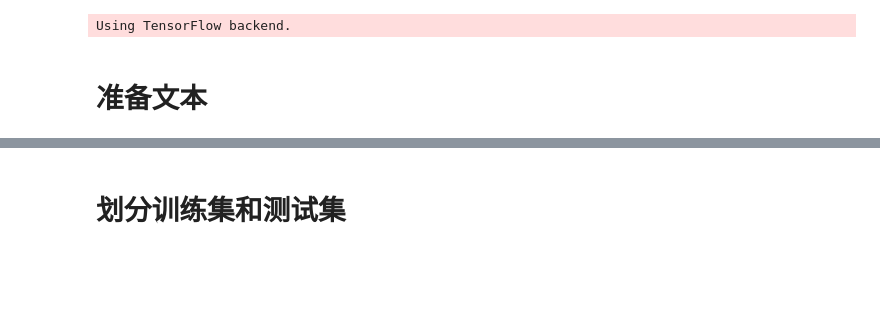
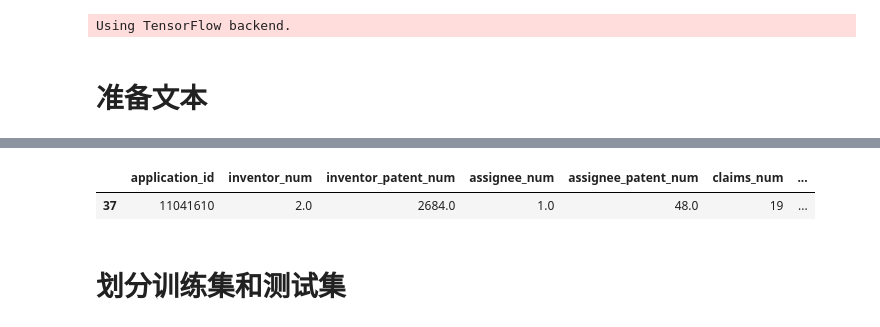
Before and after one commit to Catchy1997/DLPAP, a Jupyter notebook: model_dlpap/Contextual BiLSTM/Contextual BiLSTM.ipynb, the cells around one changed output, grey strips where cells are left out. Drawn from its saved outputs; the diff is of its cells as text; code cells hidden in the pictures; blank space fills up the shorter version.

```diff
--- a/model_dlpap/Contextual BiLSTM/Contextual BiLSTM.ipynb
+++ b/model_dlpap/Contextual BiLSTM/Contextual BiLSTM.ipynb
@@ -42,3 +31,10 @@ data.head(1)
+# %%
+result_data = pd.read_excel(r"/home/hxjiang/Pythonworkspace/patent/sample3_G-06-F-17/textual/2010_result.xlsx", encoding='utf-8')
+# %%
+result_data.head(1)
+# %% [output]
+|  | application_id | inventor_num | inventor_patent_num | assignee_num | assignee_patent_num | claims_num | ... |
+| 37 | 11041610 | 2.0 | 2684.0 | 1.0 | 48.0 | 19 | ... |
 # %% [markdown]
 # 划分训练集和测试集
 # %% [markdown]
```
Also changed, not shown: parts of 7 cells of this notebook, 37 other files.
